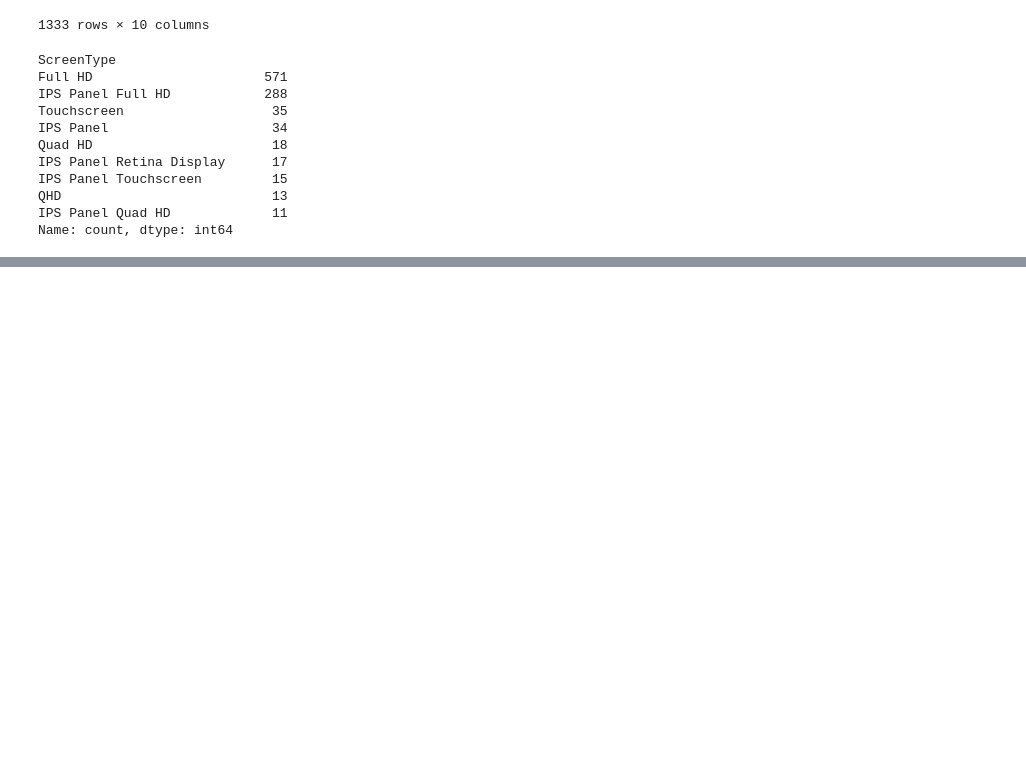
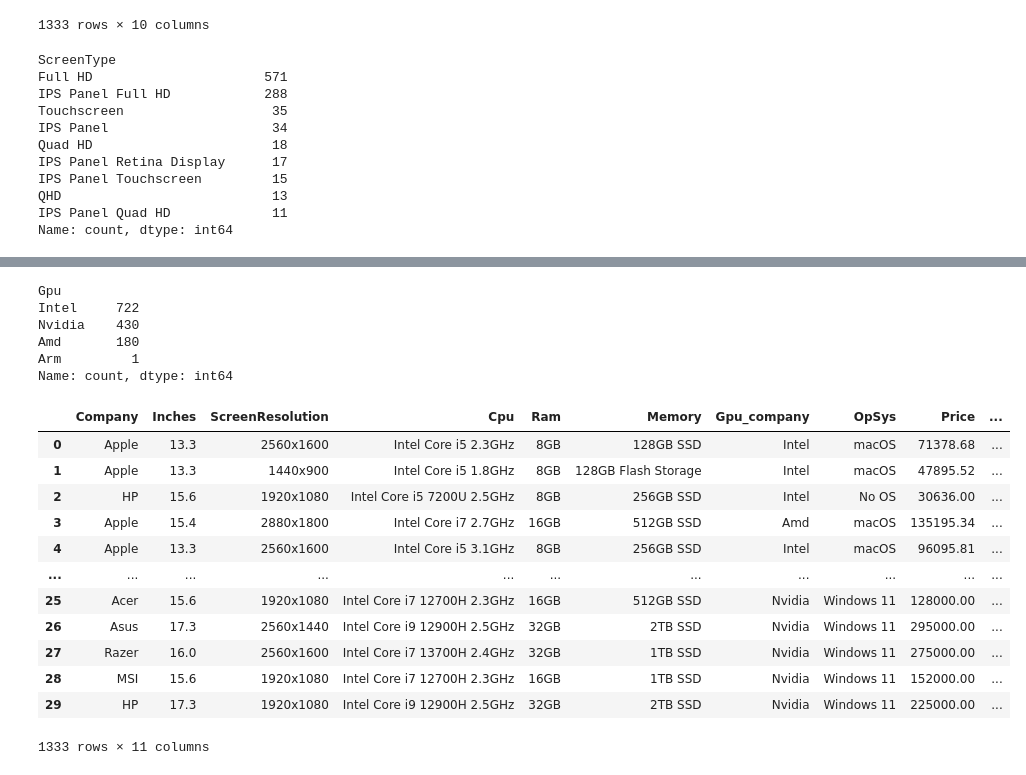
Before and after one commit to Namir50/Laptop-Price-Prediction-App, a Jupyter notebook: notebook/laptop_dataset_eda.ipynb, the cells around one changed output, grey strips where cells are left out. Drawn from its saved outputs; the diff is of its cells as text; code cells hidden in the pictures; blank space fills up the shorter version.

```diff
--- a/notebook/laptop_dataset_eda.ipynb
+++ b/notebook/laptop_dataset_eda.ipynb
@@ -327,0 +390,29 @@ Name: count, dtype: int64
+# %%
+df['Gpu'] = df['Gpu'].str.capitalize()
+# %%
+df['Gpu'].value_counts()
+# %% [output]
+Gpu
+Intel     722
+Nvidia    430
+Amd       180
+Arm         1
+Name: count, dtype: int64
+# %%
+df = df.rename(columns={'Gpu':'Gpu_company'})
+# %%
+df
+# %% [output]
+|  | Company | Inches | ScreenResolution | Cpu | Ram | Memory | Gpu_company | OpSys | Price | ... |
+| 0 | Apple | 13.3 | 2560x1600 | Intel Core i5 2.3GHz | 8GB | 128GB SSD | Intel | macOS | 71378.68 | ... |
+| 1 | Apple | 13.3 | 1440x900 | Intel Core i5 1.8GHz | 8GB | 128GB Flash Storage | Intel | macOS | 47895.52 | ... |
+| 2 | HP | 15.6 | 1920x1080 | Intel Core i5 7200U 2.5GHz | 8GB | 256GB SSD | Intel | No OS | 30636.00 | ... |
+| 3 | Apple | 15.4 | 2880x1800 | Intel Core i7 2.7GHz | 16GB | 512GB SSD | Amd | macOS | 135195.34 | ... |
+| 4 | Apple | 13.3 | 2560x1600 | Intel Core i5 3.1GHz | 8GB | 256GB SSD | Intel | macOS | 96095.81 | ... |
+| ... | ... | ... | ... | ... | ... | ... | ... | ... | ... | ... |
+| 25 | Acer | 15.6 | 1920x1080 | Intel Core i7 12700H 2.3GHz | 16GB | 512GB SSD | Nvidia | Windows 11 | 128000.00 | ... |
+| 26 | Asus | 17.3 | 2560x1440 | Intel Core i9 12900H 2.5GHz | 32GB | 2TB SSD | Nvidia | Windows 11 | 295000.00 | ... |
+| 27 | Razer | 16.0 | 2560x1600 | Intel Core i7 13700H 2.4GHz | 32GB | 1TB SSD | Nvidia | Windows 11 | 275000.00 | ... |
+| 28 | MSI | 15.6 | 1920x1080 | Intel Core i7 12700H 2.3GHz | 16GB | 1TB SSD | Nvidia | Windows 11 | 152000.00 | ... |
+| 29 | HP | 17.3 | 1920x1080 | Intel Core i9 12900H 2.5GHz | 32GB | 2TB SSD | Nvidia | Windows 11 | 225000.00 | ... |
+1333 rows × 11 columns
```
Also changed, not shown: parts of 19 cells of this notebook.
